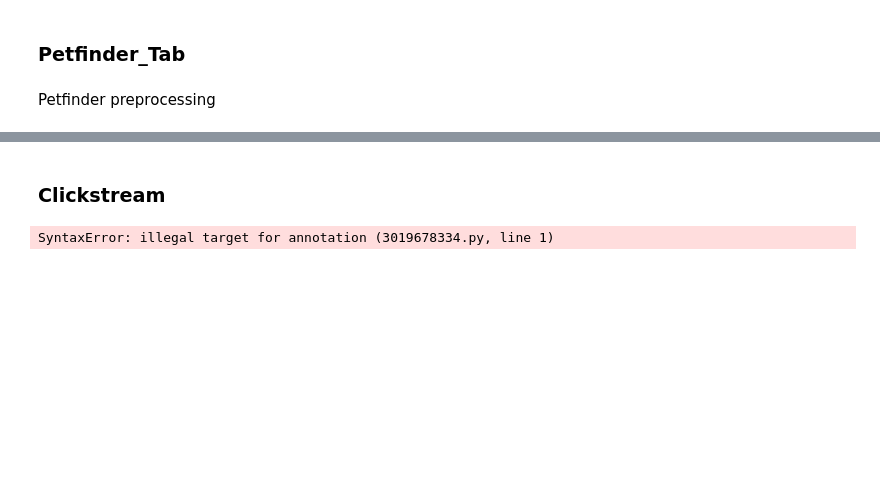
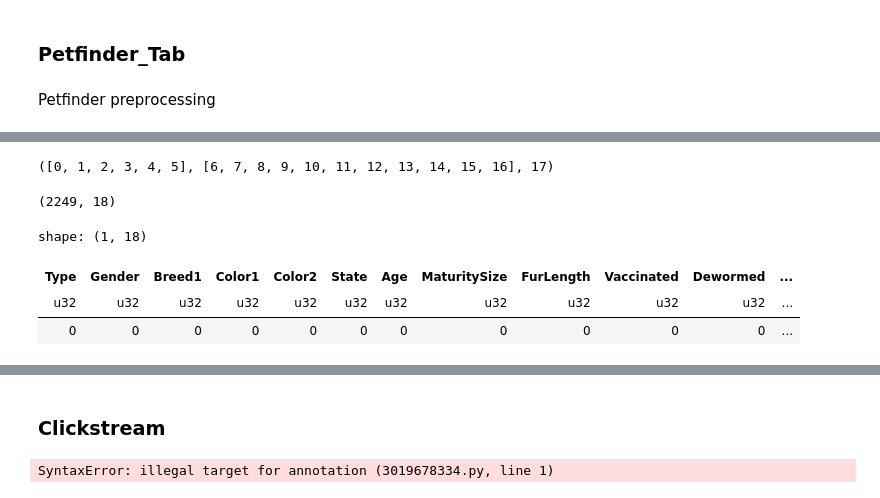
Before and after one commit to kod5kod/MixTaBank, a Jupyter notebook: dev_wip.ipynb, the cells around one changed output, grey strips where cells are left out. Saved outputs shown, nothing was run; the diff lists cells and outputs as text; code cells hidden in the pictures; blank space fills up the shorter version.

```diff
--- a/dev_wip.ipynb
+++ b/dev_wip.ipynb
@@ -204,0 +228,14 @@ Columns with missing values: 1
+# %%
+# get a list of indexes of numerical columns:
+num_col_idx = [i for i, col in enumerate(df.columns) if col in info['numCols']]
+cat_col_idx = [i for i, col in enumerate(df.columns) if col in catCols_noTarget]
+target_col_idx = df.columns.index(target_col_name)
+cat_col_idx, num_col_indx, target_col_idx
+# %% [output]
+([0, 1, 2, 3, 4, 5], [6, 7, 8, 9, 10, 11, 12, 13, 14, 15, 16], 17)
+# %%
+train, valid, test = pl_train_valid_test_split(df, splits=[0.7, 0.15, 0.15], seed=420)
+# %%
+test.shape
+# %% [output]
+(2249, 18)
@@ -204,0 +253,7 @@ Columns with missing values: 1
+# %%
+train.null_count()
+# %% [output]
+shape: (1, 18)
+| Type | Gender | Breed1 | Color1 | Color2 | State | Age | MaturitySize | FurLength | Vaccinated | Dewormed | ... |
+| u32 | u32 | u32 | u32 | u32 | u32 | u32 | u32 | u32 | u32 | u32 | ... |
+| 0 | 0 | 0 | 0 | 0 | 0 | 0 | 0 | 0 | 0 | 0 | ... |
```
Also changed, not shown: parts of 11 cells of this notebook, 2 other files.
